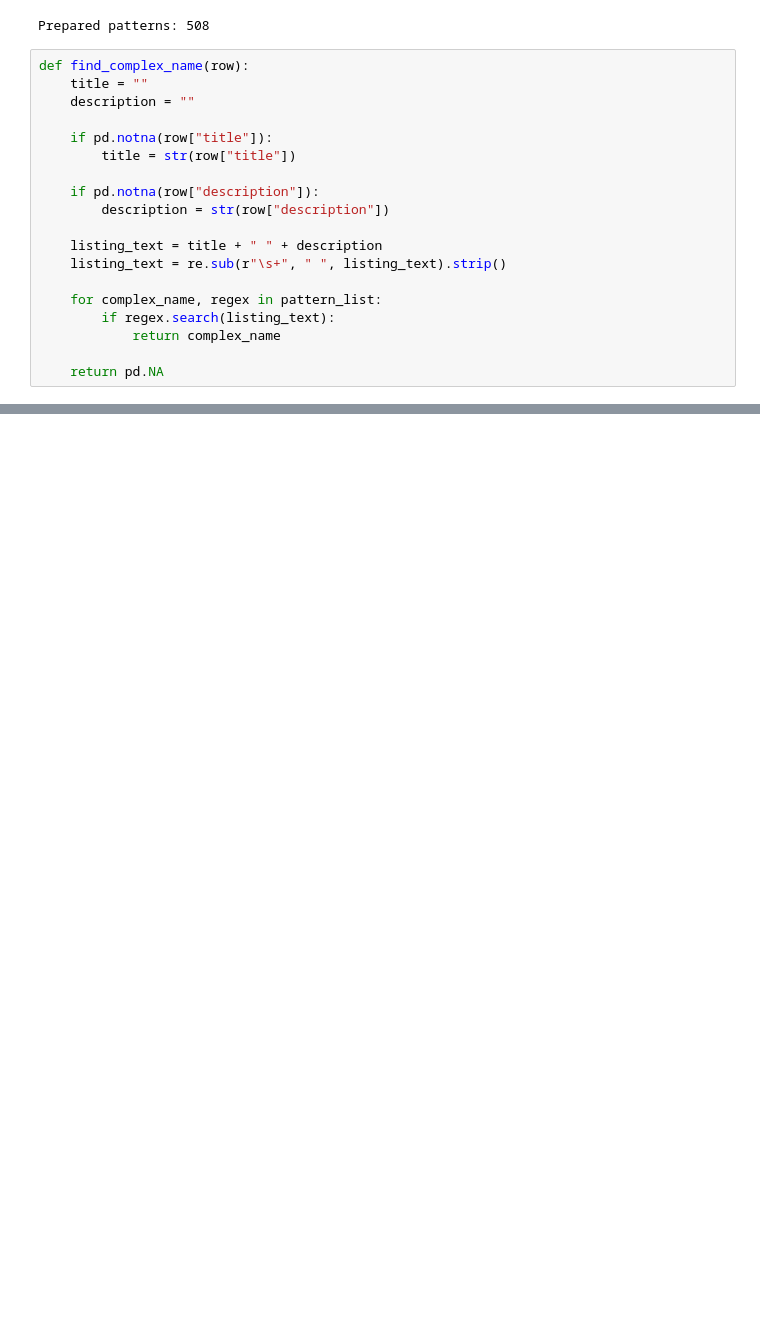
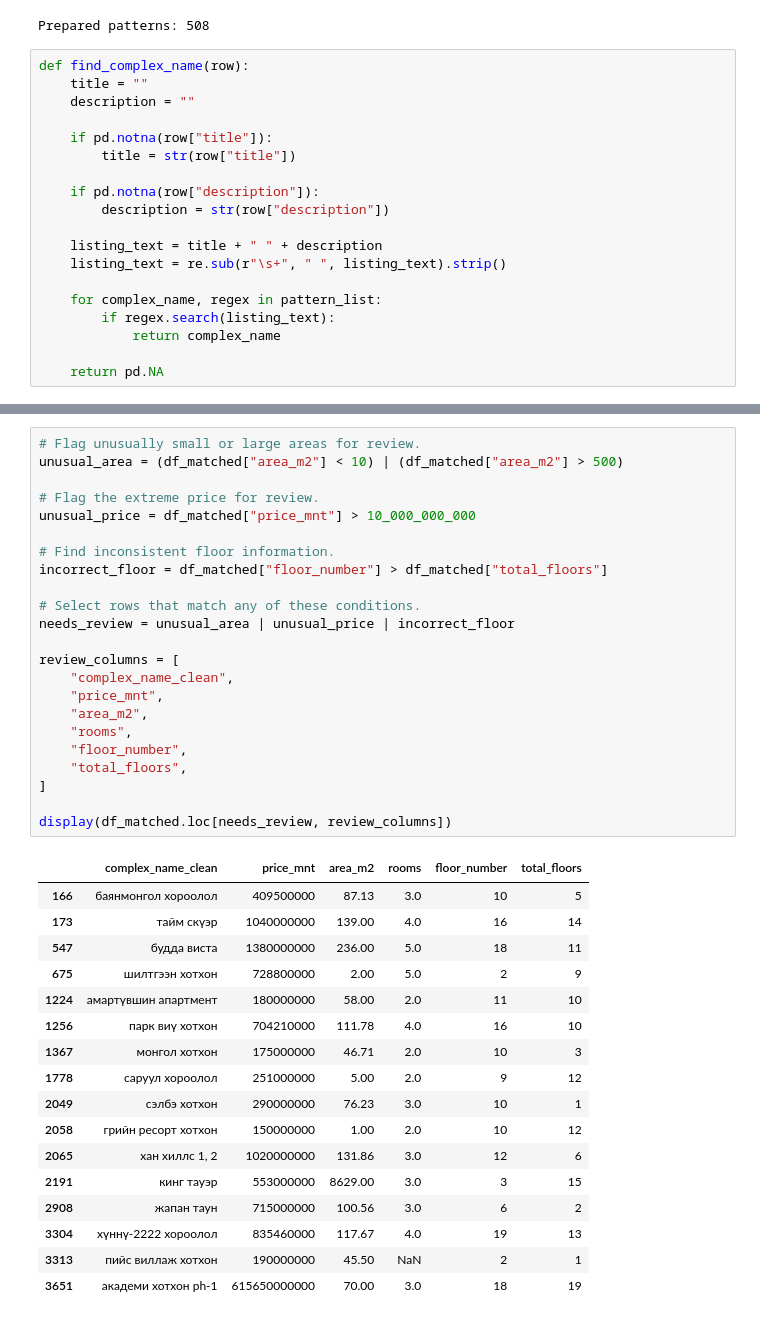
Before and after one commit to 2026328-Dashzeveg-Purevtogtokh/Machine-Learning-Sep26, a Jupyter notebook: CA1-ML-Apartment-Price-Prediction/notebooks/2026328_Machine_Learning_CA1_V1.ipynb, the cells around one changed output, grey strips where cells are left out. Drawn from its saved outputs; the diff is of its cells as text; blank space fills up the shorter version.

```diff
--- a/CA1-ML-Apartment-Price-Prediction/notebooks/2026328_Machine_Learning_CA1_V1.ipynb
+++ b/CA1-ML-Apartment-Price-Prediction/notebooks/2026328_Machine_Learning_CA1_V1.ipynb
@@ -475,0 +576,41 @@ df[["sex", "education", "marriage", "default"]].nunique().to_frame("Number of ca
+# %%
+# Flag unusually small or large areas for review.
+unusual_area = (df_matched["area_m2"] < 10) | (df_matched["area_m2"] > 500)
+
+# Flag the extreme price for review.
+unusual_price = df_matched["price_mnt"] > 10_000_000_000
+
+# Find inconsistent floor information.
+incorrect_floor = df_matched["floor_number"] > df_matched["total_floors"]
+
+# Select rows that match any of these conditions.
+needs_review = unusual_area | unusual_price | incorrect_floor
+
+review_columns = [
+    "complex_name_clean",
+    "price_mnt",
+    "area_m2",
+    "rooms",
+    "floor_number",
+    "total_floors",
+]
+
+display(df_matched.loc[needs_review, review_columns])
+# %% [output]
+|  | complex_name_clean | price_mnt | area_m2 | rooms | floor_number | total_floors |
+| 166 | баянмонгол хороолол | 409500000 | 87.13 | 3.0 | 10 | 5 |
+| 173 | тайм скүэр | 1040000000 | 139.00 | 4.0 | 16 | 14 |
+| 547 | будда виста | 1380000000 | 236.00 | 5.0 | 18 | 11 |
+| 675 | шилтгээн хотхон | 728800000 | 2.00 | 5.0 | 2 | 9 |
+| 1224 | амартүвшин апартмент | 180000000 | 58.00 | 2.0 | 11 | 10 |
+| 1256 | парк виү хотхон | 704210000 | 111.78 | 4.0 | 16 | 10 |
+| 1367 | монгол хотхон | 175000000 | 46.71 | 2.0 | 10 | 3 |
+| 1778 | саруул хороолол | 251000000 | 5.00 | 2.0 | 9 | 12 |
+| 2049 | сэлбэ хотхон | 290000000 | 76.23 | 3.0 | 10 | 1 |
+| 2058 | грийн ресорт хотхон | 150000000 | 1.00 | 2.0 | 10 | 12 |
+| 2065 | хан хиллс 1, 2 | 1020000000 | 131.86 | 3.0 | 12 | 6 |
+| 2191 | кинг тауэр | 553000000 | 8629.00 | 3.0 | 3 | 15 |
+| 2908 | жапан таун | 715000000 | 100.56 | 3.0 | 6 | 2 |
+| 3304 | хүннү-2222 хороолол | 835460000 | 117.67 | 4.0 | 19 | 13 |
+| 3313 | пийс виллаж хотхон | 190000000 | 45.50 | NaN | 2 | 1 |
+| 3651 | академи хотхон ph-1 | 615650000000 | 70.00 | 3.0 | 18 | 19 |
```
Also changed, not shown: parts of 42 cells of this notebook.
